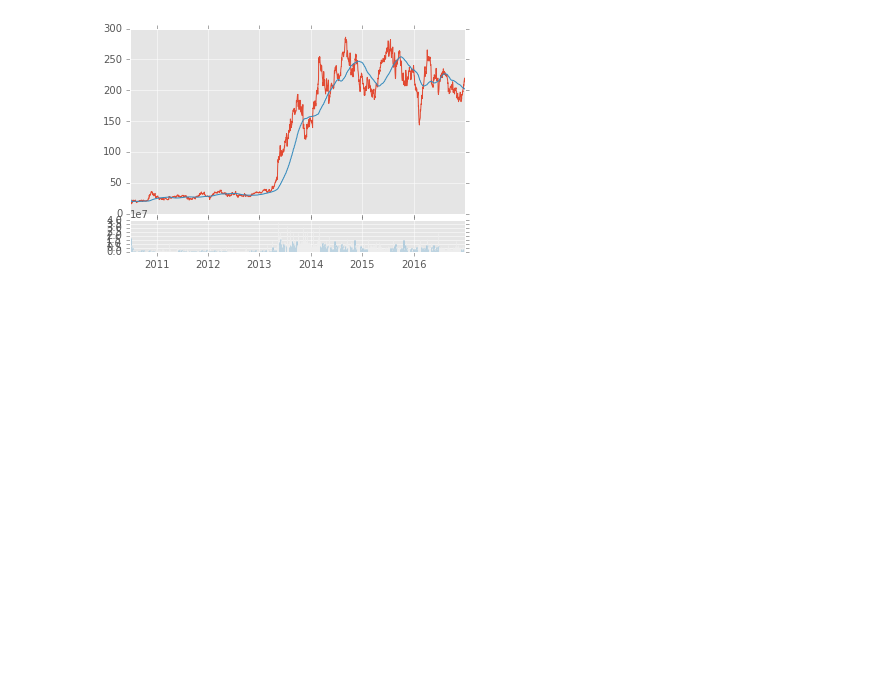
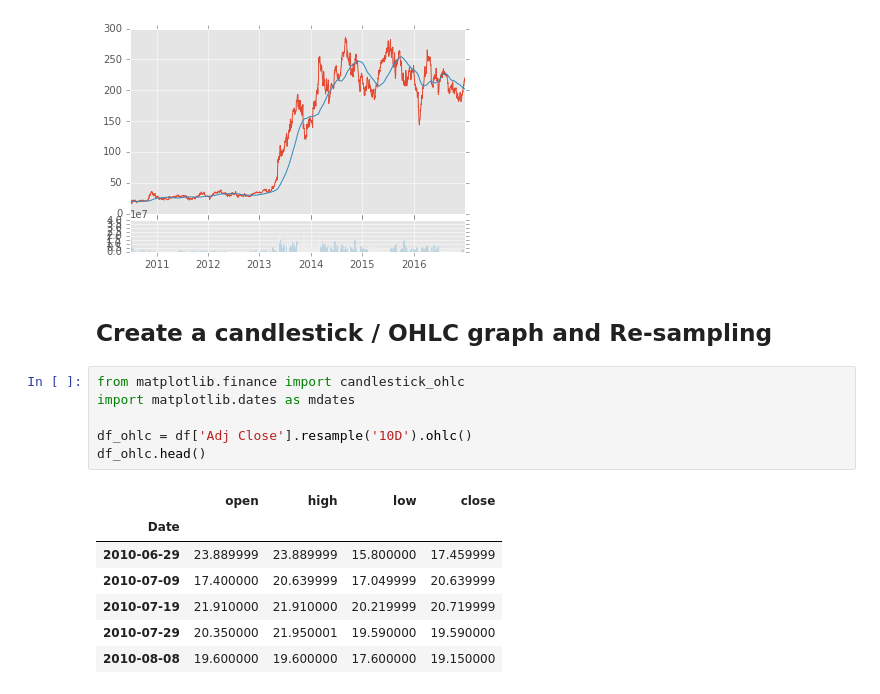
Before and after one commit to limcheekin/jupyter-notebook, a Jupyter notebook: python/finance/python_for_finance.ipynb, the cells around one changed output. Drawn from its saved outputs; the diff is of its cells as text; blank space fills up the shorter version.

```diff
--- a/python/finance/python_for_finance.ipynb
+++ b/python/finance/python_for_finance.ipynb
@@ -88,3 +88,19 @@ ax2.bar(df.index, df['Volume'])
 plt.show()
 # %% [output]
 [figure]
+# %% [markdown]
+## Create a candlestick / OHLC graph and Re-sampling
+# %%
+from matplotlib.finance import candlestick_ohlc
+import matplotlib.dates as mdates
+
+df_ohlc = df['Adj Close'].resample('10D').ohlc()
+df_ohlc.head()
+# %% [output]
+|  | open | high | low | close |
+| Date |  |  |  |  |
+| 2010-06-29 | 23.889999 | 23.889999 | 15.800000 | 17.459999 |
+| 2010-07-09 | 17.400000 | 20.639999 | 17.049999 | 20.639999 |
+| 2010-07-19 | 21.910000 | 21.910000 | 20.219999 | 20.719999 |
+| 2010-07-29 | 20.350000 | 21.950001 | 19.590000 | 19.590000 |
+| 2010-08-08 | 19.600000 | 19.600000 | 17.600000 | 19.150000 |
```
Also changed, not shown: parts of 3 cells of this notebook.
